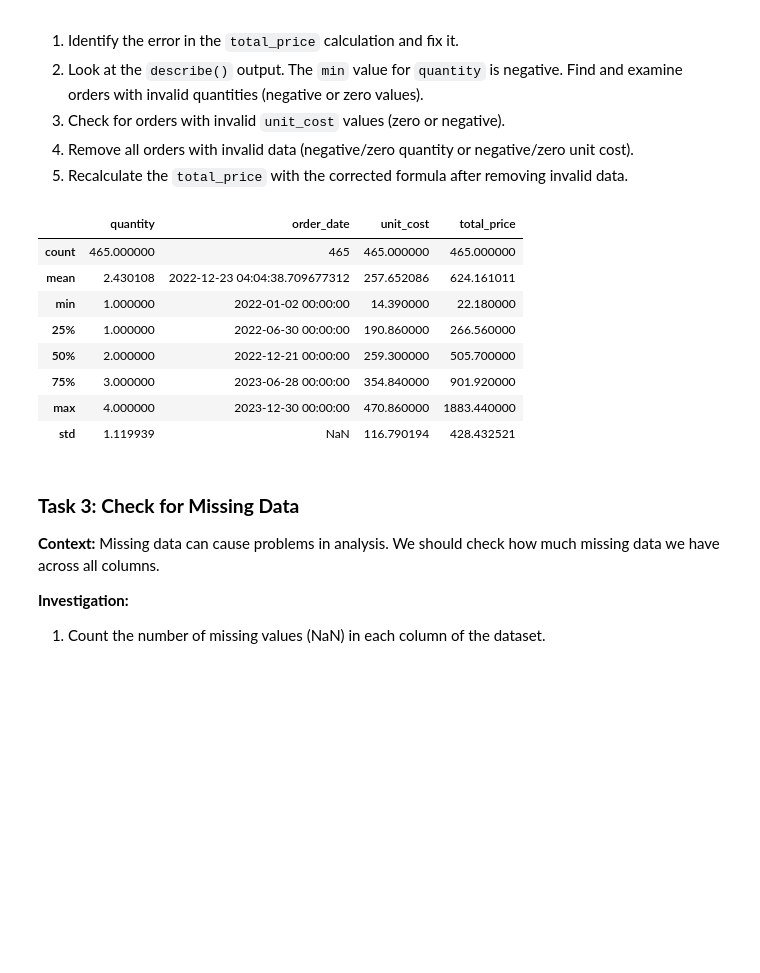
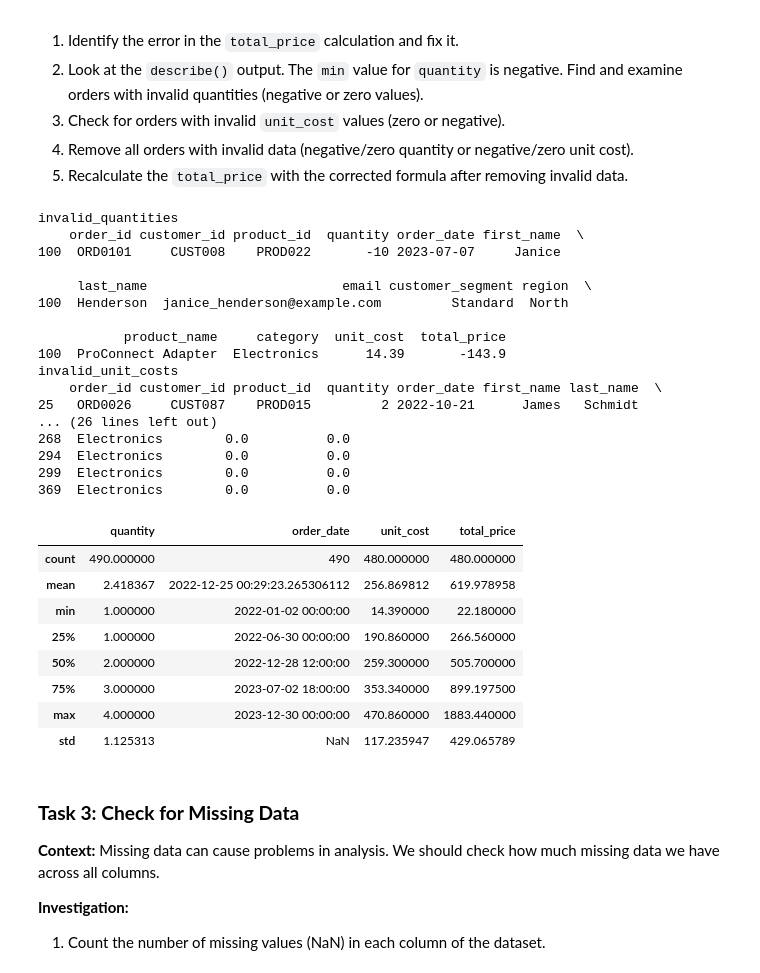
Before and after one commit to JEHOIADAJOSEPH/data-analysis-with-python, a Jupyter notebook: Week_10/Workshop_Week_10_Flawed_Data_Analysis.ipynb, the cells around one changed output. Drawn from its saved outputs; the diff is of its cells as text; code cells hidden in the pictures; blank space fills up the shorter version.

```diff
--- a/Week_10/Workshop_Week_10_Flawed_Data_Analysis.ipynb
+++ b/Week_10/Workshop_Week_10_Flawed_Data_Analysis.ipynb
@@ -68,8 +68,12 @@ memory usage: 48.4+ KB
 # %%
 # Your code here to investigate the number of rows
 print(f'count of records in orders: {len(orders)}')
-print(f'count of records in merged_data: {len(merged_data)}')
-print(f'lost records: {len(orders) - len(merged_data)}')
+print(f'count of records in merged_data: {len(inner_merged_data)}')
+print(f'lost records: {len(orders) - len(inner_merged_data)}')
+
+merged_data = orders.merge(customers, on="customer_id", how="left")
+merged_data = merged_data.merge(products, on="product_id", how="left")
+print('joined using left')
 # %% [output]
 count of records in orders: 500
 count of records in merged_data: 475
@@ -111,38 +116,56 @@ Data cleaned!
 5.  Recalculate the `total_price` with the corrected formula after removing invalid data.
 # %%
 # Your code here to fix the calculation and remove invalid data
-
 
 # fixing calculation error
 merged_data['total_price'] = merged_data['quantity'] * merged_data['unit_cost']
 
 # checking orders for invalid quantity sizes
 invalid_quantities = merged_data[merged_data['quantity'] <= 0]
-invalid_quantities
+print("invalid_quantities")
+print(invalid_quantities)
 
 # checking products for invalid unit_cost
 invalid_unit_costs = merged_data[merged_data['unit_cost'] <= 0]
-invalid_unit_costs
+print("invalid_unit_costs")
+print(invalid_unit_costs)
 
 # removing all orders with invalid quantity or unit_cost
 # create copy of df
 merged_data_new = merged_data
 
 # drop invalid records
 merged_data_new = merged_data_new.drop(index=invalid_quantities.index.astype(int))
 merged_data_new = merged_data_new.drop(index=invalid_unit_costs.index.astype(int))
 
 merged_data_new.describe()
 # %% [output]
+invalid_quantities
+    order_id customer_id product_id  quantity order_date first_name  \
+100  ORD0101     CUST008    PROD022       -10 2023-07-07     Janice
+
+     last_name                         email customer_segment region  \
+100  Henderson  janice_henderson@example.com         Standard  North
+
+           product_name     category  unit_cost  total_price
+100  ProConnect Adapter  Electronics      14.39       -143.9
+invalid_unit_costs
+    order_id customer_id product_id  quantity order_date first_name last_name  \
+25   ORD0026     CUST087    PROD015         2 2022-10-21      James   Schmidt
+... (26 lines left out)
+268  Electronics        0.0          0.0
+294  Electronics        0.0          0.0
+299  Electronics        0.0          0.0
+369  Electronics        0.0          0.0
 |  | quantity | order_date | unit_cost | total_price |
-| count | 465.000000 | 465 | 465.000000 | 465.000000 |
-| mean | 2.430108 | 2022-12-23 04:04:38.709677312 | 257.652086 | 624.161011 |
+| count | 490.000000 | 490 | 480.000000 | 480.000000 |
+| mean | 2.418367 | 2022-12-25 00:29:23.265306112 | 256.869812 | 619.978958 |
 | min | 1.000000 | 2022-01-02 00:00:00 | 14.390000 | 22.180000 |
 | 25% | 1.000000 | 2022-06-30 00:00:00 | 190.860000 | 266.560000 |
-| 50% | 2.000000 | 2022-12-21 00:00:00 | 259.300000 | 505.700000 |
-| 75% | 3.000000 | 2023-06-28 00:00:00 | 354.840000 | 901.920000 |
+| 50% | 2.000000 | 2022-12-28 12:00:00 | 259.300000 | 505.700000 |
+| 75% | 3.000000 | 2023-07-02 18:00:00 | 353.340000 | 899.197500 |
 | max | 4.000000 | 2023-12-30 00:00:00 | 470.860000 | 1883.440000 |
-| std | 1.119939 | NaN | 116.790194 | 428.432521 |
+| std | 1.125313 | NaN | 117.235947 | 429.065789 |
 # %% [markdown]
 ### **Task 3: Check for Missing Data**
 
```
Also changed, not shown: parts of 5 cells of this notebook.
